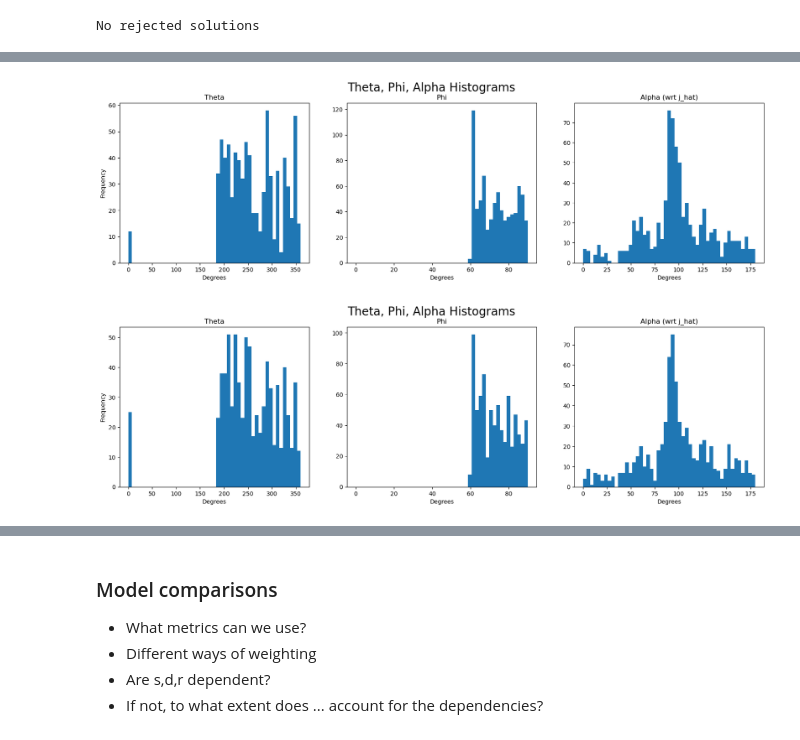
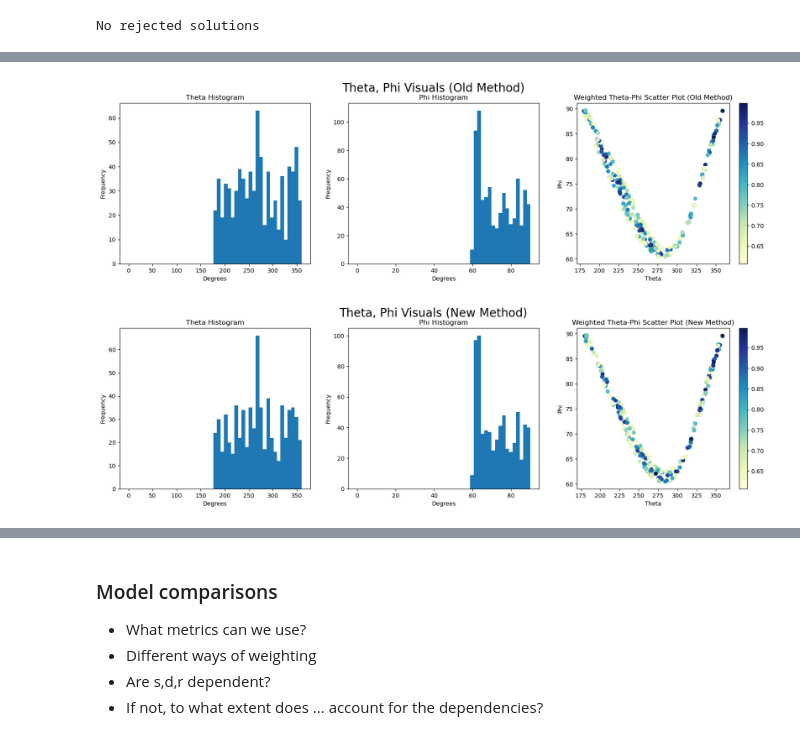
Before and after one commit to victoragaba/SURG-Mars, a Jupyter notebook: visuals.ipynb, the cells around one changed output, grey strips where cells are left out. Cells and saved outputs as stored; diff of their text form; code cells hidden in the pictures.

```diff
--- a/visuals.ipynb
+++ b/visuals.ipynb
@@ -85,10 +75,10 @@ fr.weighted_pairwise_scatter(df[accepted1], "Weight", true_sol = normal_faults)
 # %%
 # grid of pairwise scatter plots
-fr.weighted_pairwise_scatter(df[old_accepted1], "OldWeight", type="tpa")
-fr.weighted_pairwise_scatter(df[accepted1], "Weight", type="tpa")
+fr.weighted_pairwise_scatter(df[old_accepted1], "OldWeight", type="tp")
+fr.weighted_pairwise_scatter(df[accepted1], "Weight", type="tp")
 # %% [output]
-[figure, old version]
+[figure, new version]
-[figure, old version]
+[figure, new version]
 # %%
 # TP CROSSES
 
```
Also changed, not shown: parts of 10 cells of this notebook, 5 other files.
